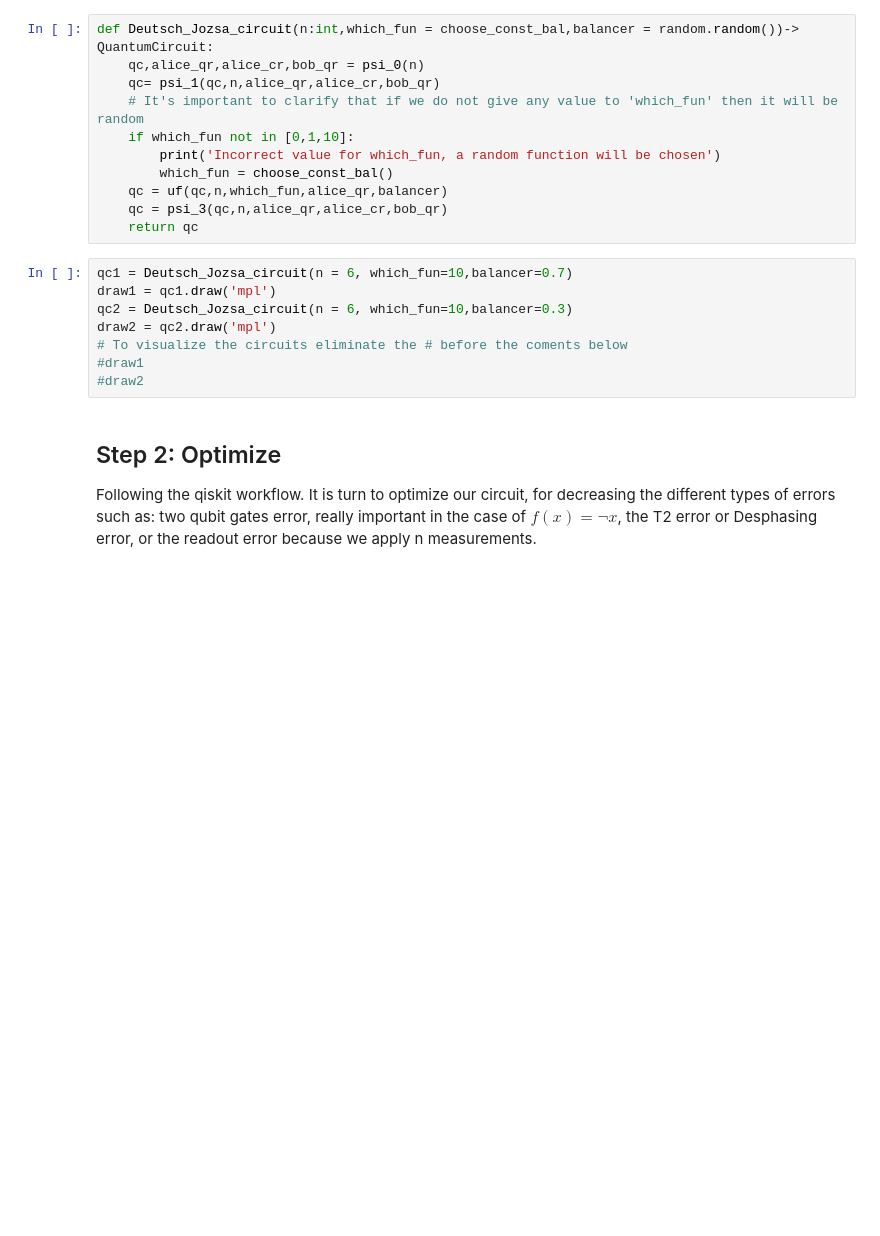
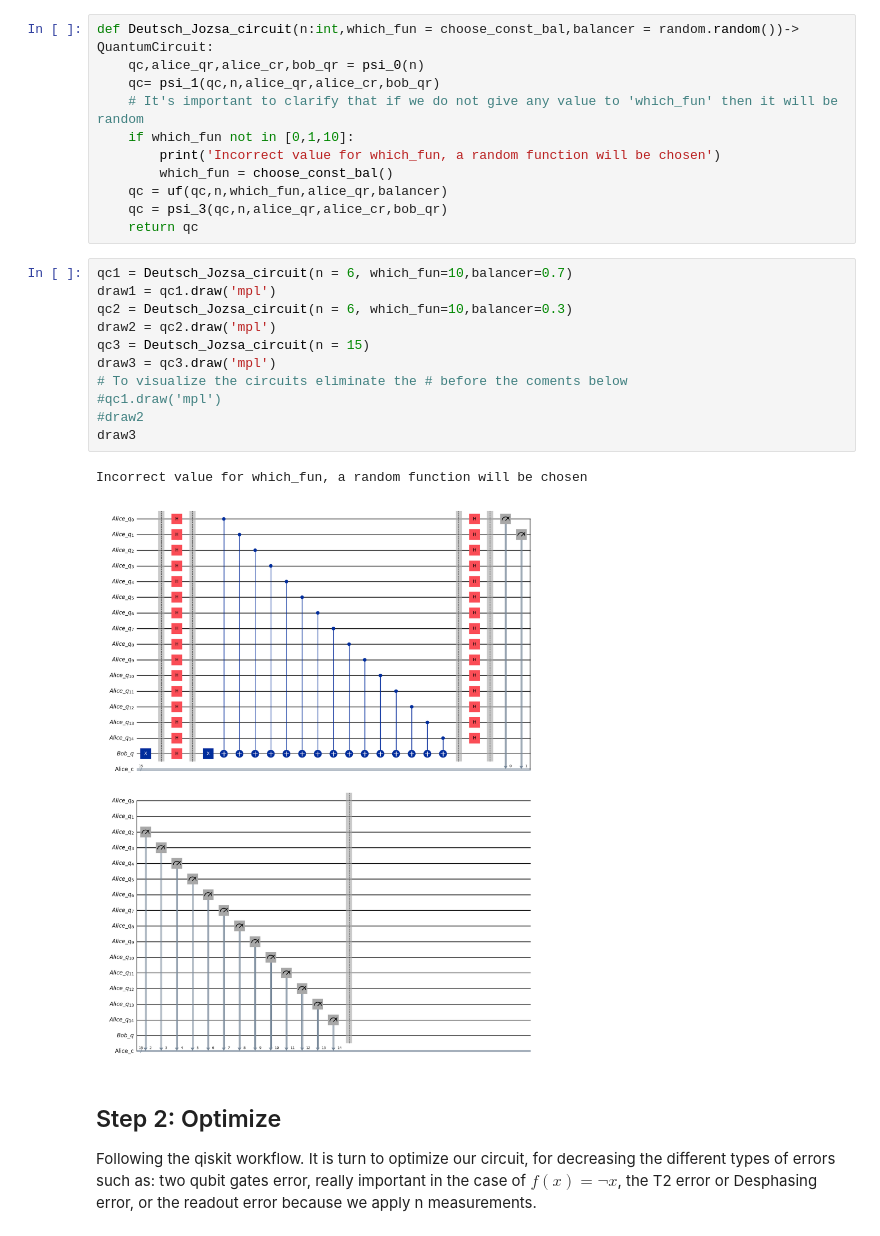
Before and after one commit to Javiifdez/Deutch-Jozsa, a Jupyter notebook: Implementation.ipynb, the cells around one changed output. Drawn from its saved outputs; the diff is of its cells as text; blank space fills up the shorter version.

```diff
--- a/Implementation.ipynb
+++ b/Implementation.ipynb
@@ -307,11 +307,17 @@ def Deutsch_Jozsa_circuit(n:int,which_fun = choose_const_bal,balancer = random.r
 # %%
 qc1 = Deutsch_Jozsa_circuit(n = 6, which_fun=10,balancer=0.7)
 draw1 = qc1.draw('mpl')
 qc2 = Deutsch_Jozsa_circuit(n = 6, which_fun=10,balancer=0.3)
 draw2 = qc2.draw('mpl')
+qc3 = Deutsch_Jozsa_circuit(n = 15)
+draw3 = qc3.draw('mpl')
 # To visualize the circuits eliminate the # before the coments below
-#draw1
+#qc1.draw('mpl')
 #draw2
+draw3
+# %% [output]
+Incorrect value for which_fun, a random function will be chosen
+[figure, added]
 # %% [markdown]
 ## Step 2: Optimize
 Following the qiskit workflow. It is turn to optimize our circuit, for decreasing the different types of errors such as: two qubit gates error, really important in the case of $ f(x) = \neg x$, the T2 error or Desphasing error, or the readout error because we apply n measurements.
```
Also changed, not shown: parts of 1 cell of this notebook.
